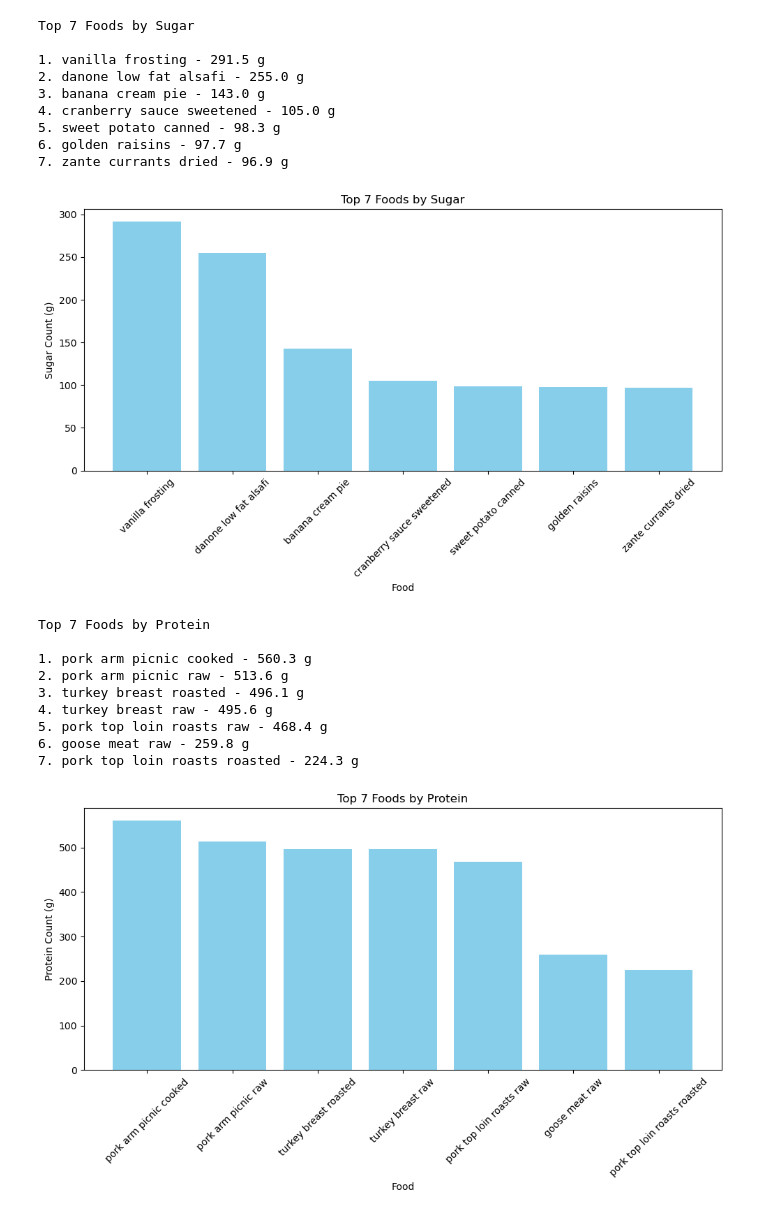
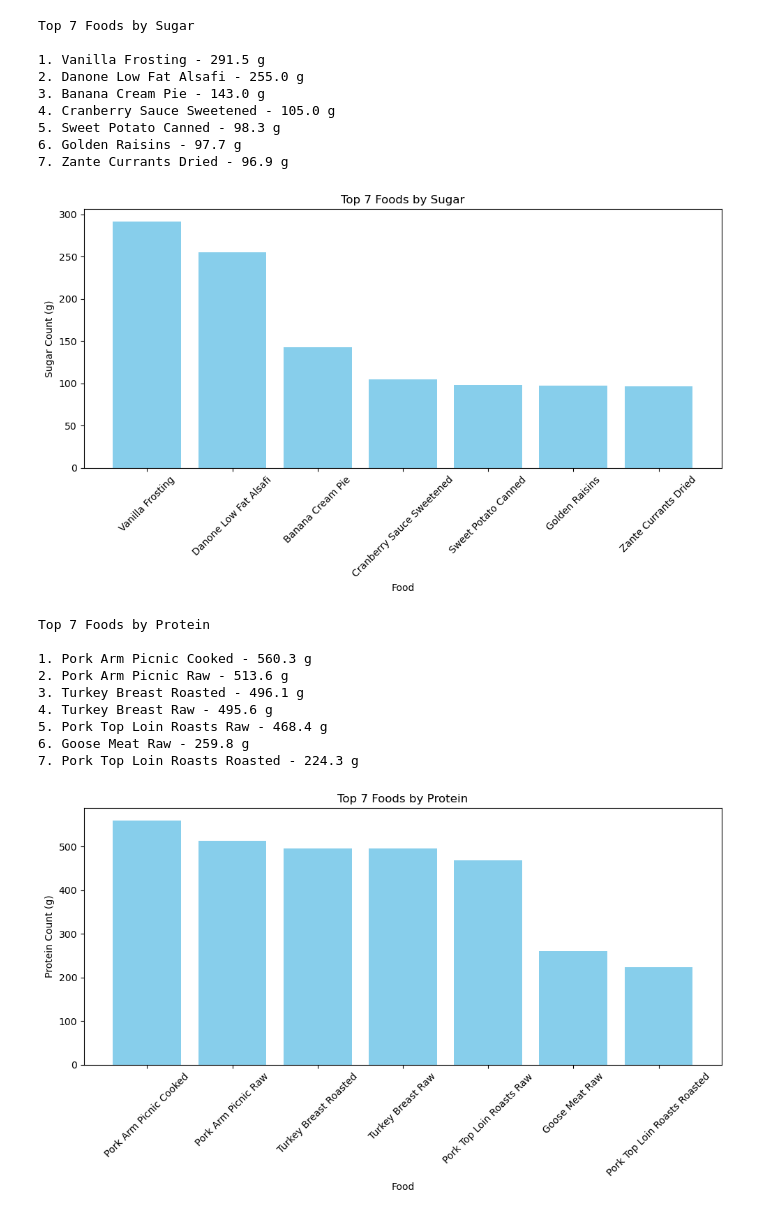
Before and after one commit to FlazeFy/Kumande-DS, a Jupyter notebook: Asset-Top Chart.ipynb, the cells around one changed output. Saved outputs shown, nothing was run; the diff lists cells and outputs as text; code cells hidden in the pictures.

```diff
--- a/Asset-Top Chart.ipynb
+++ b/Asset-Top Chart.ipynb
@@ -109,11 +109,11 @@ result = list(top.itertuples(index=False,name=None))
 # List
 print(msg)
 for idx, (food, sugar) in enumerate(result):
-    print(f"{idx+1}. {food} - {sugar} {unit}")
+    print(f"{idx+1}. {food.title()} - {sugar} {unit}")
 print("\n")
 
 # Dataset
-context = [item[0] for item in result]
+context = [item[0].title() for item in result]
 total = [item[1] for item in result]
 
 # Bar Chart
@@ -129,13 +129,13 @@ plt.show()
 # %% [output]
 Top 7 Foods by Sugar
 
-1. vanilla frosting - 291.5 g
-2. danone low fat alsafi - 255.0 g
-3. banana cream pie - 143.0 g
-4. cranberry sauce sweetened - 105.0 g
-5. sweet potato canned - 98.3 g
-6. golden raisins - 97.7 g
-7. zante currants dried - 96.9 g
+1. Vanilla Frosting - 291.5 g
+2. Danone Low Fat Alsafi - 255.0 g
+3. Banana Cream Pie - 143.0 g
+4. Cranberry Sauce Sweetened - 105.0 g
+5. Sweet Potato Canned - 98.3 g
+6. Golden Raisins - 97.7 g
+7. Zante Currants Dried - 96.9 g
 [figure]
 # %%
 import pandas as pd
@@ -147,43 +147,43 @@ unit = "g"
 data = pd.read_csv("Kumande Asset - Food.csv")
 msg = f"Top {limit} Foods by Protein\n"
 
 # Sorting
 sorted_data = data.sort_values(by="Protein",ascending=False)
 top = sorted_data[["food","Protein"]].head(limit)
 result = list(top.itertuples(index=False, name=None))
 
 # List
 print(msg)
 for idx, (food, protein) in enumerate(result):
-    print(f"{idx+1}. {food} - {protein} {unit}")
+    print(f"{idx+1}. {food.title()} - {protein} {unit}")
 print("\n")
 
 # Dataset
-context = [item[0] for item in result]
+context = [item[0].title() for item in result]
 total = [item[1] for item in result]
 
 # Bar Chart
 plt.figure(figsize=(10,6))
 plt.bar(context,total,color="skyblue")
 
 plt.title(msg.strip())
 plt.xlabel("Food")
 plt.ylabel(f"Protein Count ({unit})")
 plt.xticks(rotation=45)
 
 plt.tight_layout()
 plt.show()
 # %% [output]
 Top 7 Foods by Protein
 
-1. pork arm picnic cooked - 560.3 g
-2. pork arm picnic raw - 513.6 g
-3. turkey breast roasted - 496.1 g
-4. turkey breast raw - 495.6 g
-5. pork top loin roasts raw - 468.4 g
-6. goose meat raw - 259.8 g
-7. pork top loin roasts roasted - 224.3 g
+1. Pork Arm Picnic Cooked - 560.3 g
+2. Pork Arm Picnic Raw - 513.6 g
+3. Turkey Breast Roasted - 496.1 g
+4. Turkey Breast Raw - 495.6 g
+5. Pork Top Loin Roasts Raw - 468.4 g
+6. Goose Meat Raw - 259.8 g
+7. Pork Top Loin Roasts Roasted - 224.3 g
-[figure, old version]
+[figure, new version]
 # %%
 import pandas as pd
 import matplotlib.pyplot as plt
```
Also changed, not shown: parts of 7 cells of this notebook, 1 other file.
